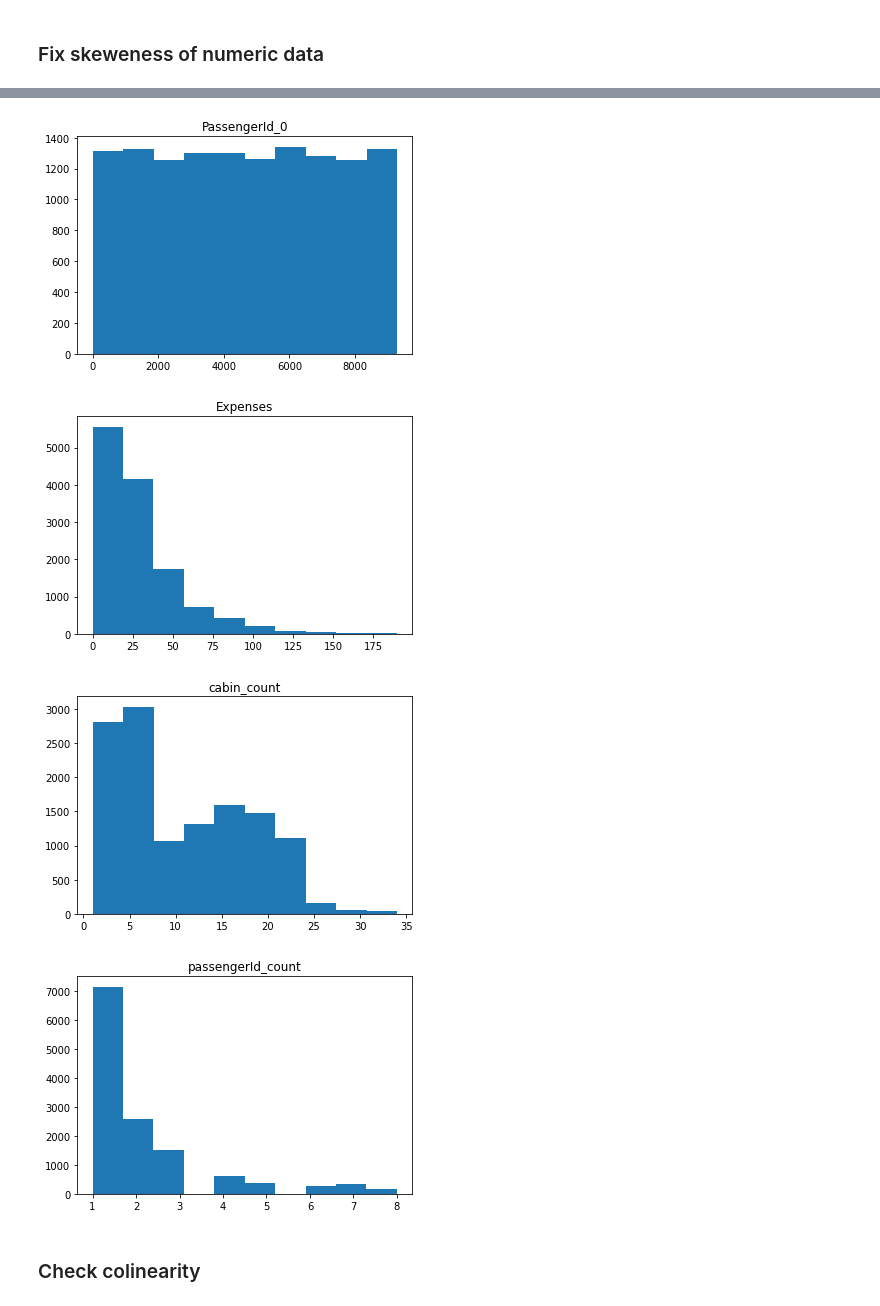
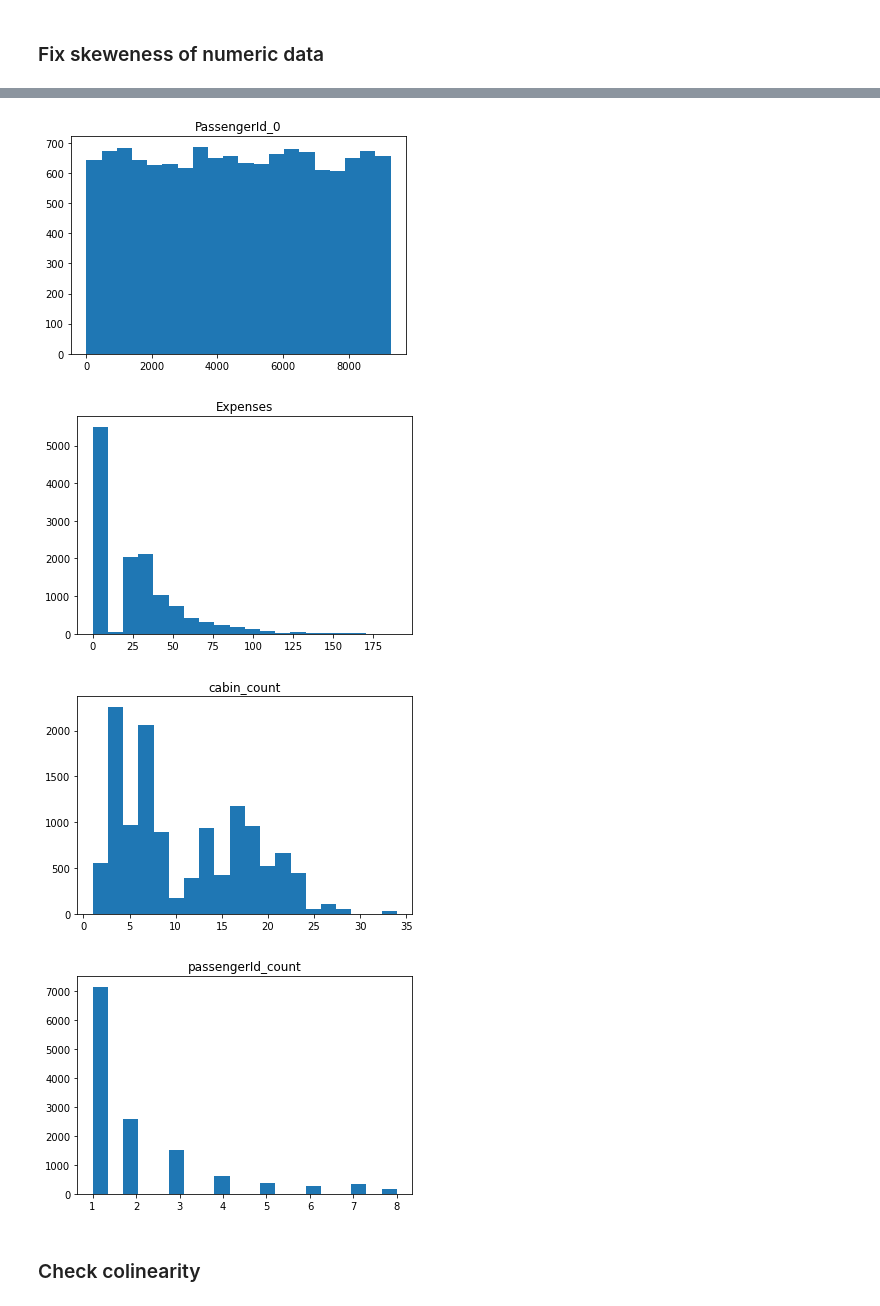
Before and after one commit to savid97/kaggle_nbs, a Jupyter notebook: spaceship-titanic-1.ipynb, the cells around one changed output, grey strips where cells are left out. Cells and saved outputs as stored; diff of their text form; code cells hidden in the pictures.

```diff
--- a/spaceship-titanic-1.ipynb
+++ b/spaceship-titanic-1.ipynb
@@ -565,7 +571,7 @@ for i in remove_skewness:
 # %%
 for i in numeric_features: ### Check for skwenness
     plt.title(f"{i}")
-    plt.hist(traintest[f"{i}"])
+    plt.hist(traintest[f"{i}"] , bins = 20)
     plt.show()
 remove_skewness =[ 'RoomService', 'FoodCourt', 'ShoppingMall', 'Spa', 'VRDeck' , "Expenses" ]
 # %% [output]
@@ -578,7 +584,7 @@ remove_skewness =[ 'RoomService', 'FoodCourt', 'ShoppingMall', 'Spa', 'VRDeck' ,
-[figure, old version]
+[figure, new version]
-[figure, old version]
+[figure, new version]
-[figure, old version]
+[figure, new version]
-[figure, old version]
+[figure, new version]
 # %%
 ## check if target is skewed
 # %%
```
Also changed, not shown: parts of 13 cells of this notebook.
